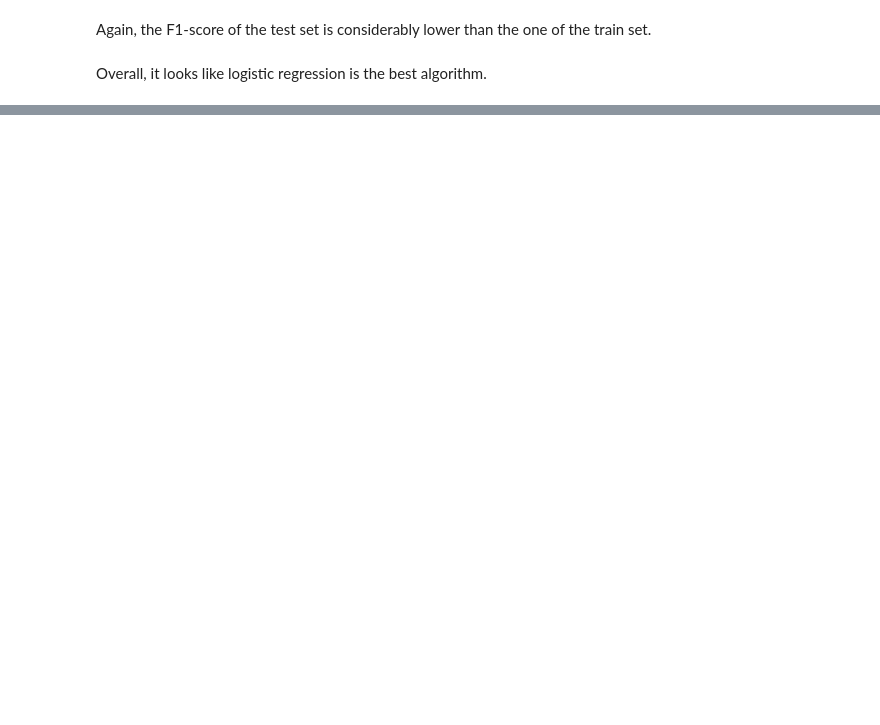
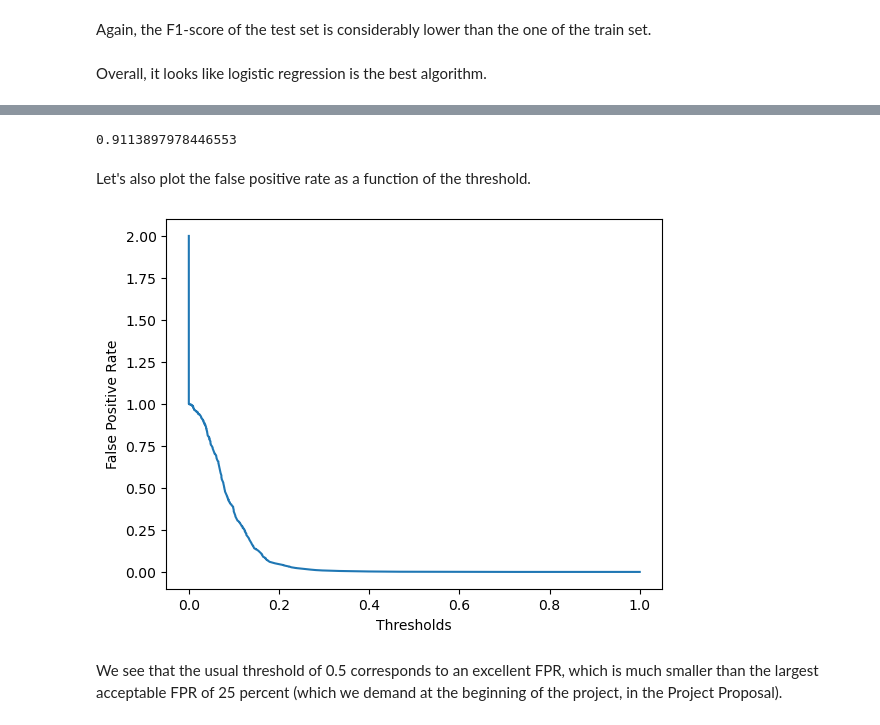
Before and after one commit to nhongphuc/RSNA-breast-cancer-detection, a Jupyter notebook: rsna-breast-cancer-detection-modelling.ipynb, the cells around one changed output, grey strips where cells are left out. Drawn from its saved outputs; the diff is of its cells as text; code cells hidden in the pictures; blank space fills up the shorter version.

```diff
--- a/rsna-breast-cancer-detection-modelling.ipynb
+++ b/rsna-breast-cancer-detection-modelling.ipynb
@@ -132,0 +143,9 @@ Overall, it looks like logistic regression is the best algorithm.
+# %%
+Ypred_probs = logreg.predict_proba(Xtest_scaled_pca)[:,1]
+fpr, tpr, thresholds = roc_curve(Ytest, Ypred_probs)
+plt.plot([0, 1], [0, 1], 'k--')
+plt.plot(fpr, tpr)
+plt.xlabel('False Positive Rate')
+plt.ylabel('True Positive Rate')
+plt.title('ROC Curve for Logistic Regression')
+plt.show()
@@ -132,0 +154,16 @@ Overall, it looks like logistic regression is the best algorithm.
+# %%
+#Print out the area under the curve.
+print(auc(fpr, tpr))
+# %% [output]
+0.9113897978446553
+# %% [markdown]
+Let's also plot the false positive rate as a function of the threshold.
+# %%
+plt.plot(fpr, thresholds)
+plt.xlabel('Thresholds')
+plt.ylabel('False Positive Rate')
+plt.show()
+# %% [output]
+[figure, added]
+# %% [markdown]
+We see that the usual threshold of 0.5 corresponds to an excellent FPR, which is much smaller than the largest acceptable FPR of 25 percent (which we demand at the beginning of the project, in the Project Proposal).
```
Also changed, not shown: parts of 11 cells of this notebook.
